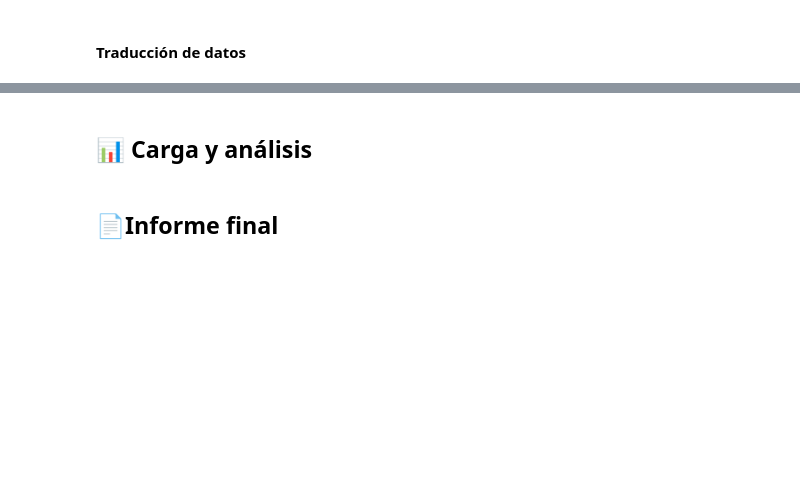
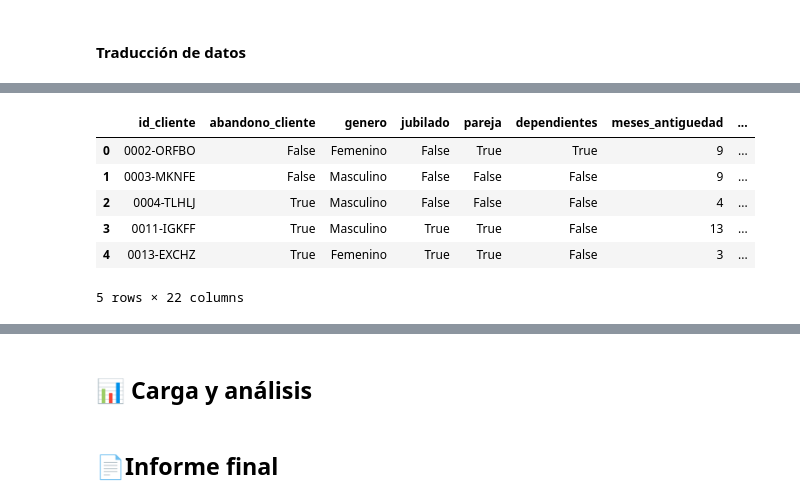
Before and after one commit to MigXDev/CS_Datos_I_DESAFIO_2, a Jupyter notebook: challenge2-data-science-LATAM-main/TelecomX_LATAM.ipynb, the cells around one changed output, grey strips where cells are left out. Cells and saved outputs as stored; diff of their text form; code cells hidden in the pictures; blank space fills up the shorter version.

```diff
--- a/challenge2-data-science-LATAM-main/TelecomX_LATAM.ipynb
+++ b/challenge2-data-science-LATAM-main/TelecomX_LATAM.ipynb
@@ -855,0 +945,19 @@ df_Datos.replace({**map_bin, **map_serv, **map_genero}, inplace=True)
+# %%
+# cambio
+# Mapea "Sí"→1, "No"→0
+bin_cols = [
+    'abandono_cliente', 'pareja', 'dependientes',
+    'servicio_telefono', 'factura_digital'
+]
+
+df_Estandarizado[bin_cols] = df_Estandarizado[bin_cols].replace({'Sí': 1, 'No': 0}).astype('bool')
+# %%
+df_Estandarizado.dtypes
+# %% [output]
+|  | id_cliente | abandono_cliente | genero | jubilado | pareja | dependientes | meses_antiguedad | ... |
+| 0 | 0002-ORFBO | False | Femenino | False | True | True | 9 | ... |
+| 1 | 0003-MKNFE | False | Masculino | False | False | False | 9 | ... |
+| 2 | 0004-TLHLJ | True | Masculino | False | False | False | 4 | ... |
+| 3 | 0011-IGKFF | True | Masculino | True | True | False | 13 | ... |
+| 4 | 0013-EXCHZ | True | Femenino | True | True | False | 3 | ... |
+5 rows × 22 columns
```
Also changed, not shown: parts of 33 cells of this notebook.
